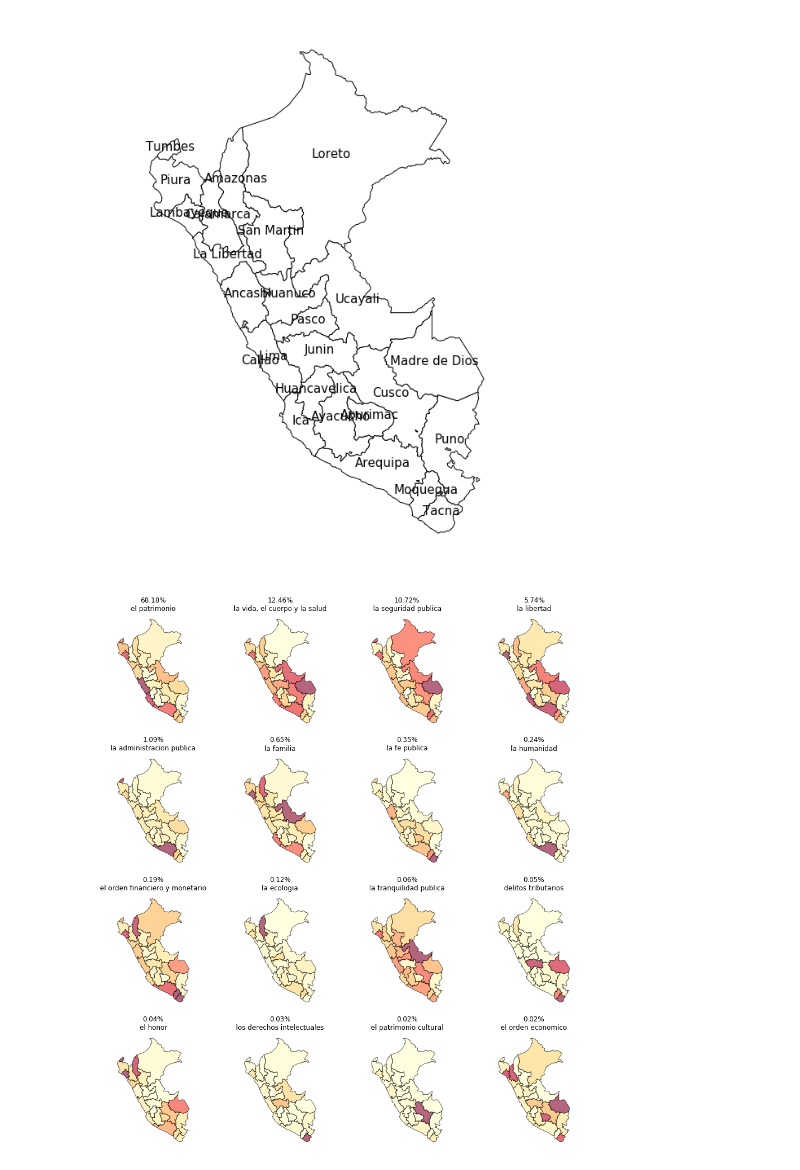
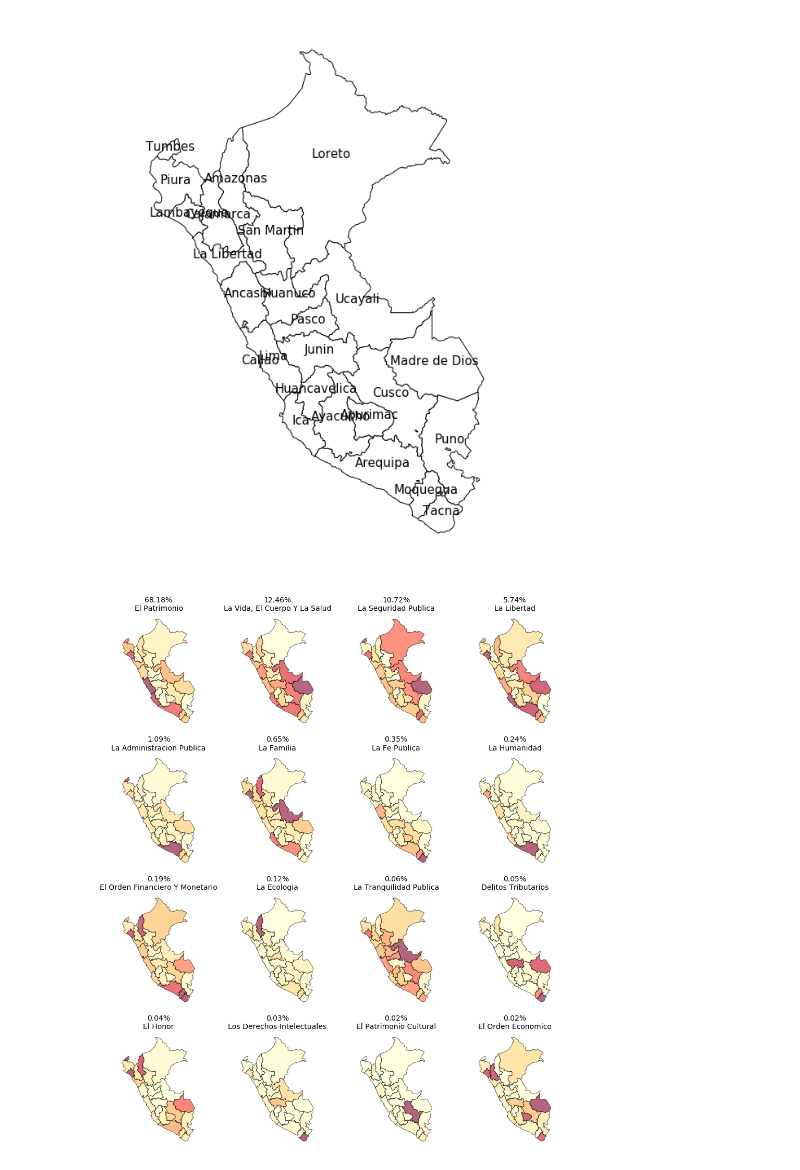
Before and after one commit to renato145/peru-stats, a Jupyter notebook: nbs/explore-delitos.ipynb, the cells around one changed output. Drawn from its saved outputs; the diff is of its cells as text; code cells hidden in the pictures.

```diff
--- a/nbs/explore-delitos.ipynb
+++ b/nbs/explore-delitos.ipynb
@@ -173,19 +174,3 @@ plt.tight_layout()
 sns.despine()
 # %% [output]
 [figure]
-# %%
-from sklearn.decomposition import PCA
-from sklearn.manifold import TSNE
-
-pca = PCA(2)
-t = df.loc[2016, 'ratio'].unstack(0).T
-dep_ratio = df_departments.set_index('departamento')['ratio']
-
-plt.figure(figsize=(12,7))
-t_pca = pca.fit_transform(t)
-for n,(x,y) in zip(t.index, t_pca):
-    size = dep_ratio[n]*2000
-    plt.plot(x, y, 'o', markersize=size)
-    plt.text(x, y-15e-5, n, fontsize=13)
-
-sns.despine()
@@ -214,5 +238,8 @@ geos = (gpd.read_file('data/raw/peru_departamental_simple.geojson').
             merge(df_departments, 'left', left_on='NOMBDEP', right_on='departamento').
             set_index('NOMBDEP').
             loc[:, ['geometry', 'value', 'ratio', 'poblacion']])
+centers = geos.geometry.centroid.apply(lambda x: x.xy)
+geos['lat'] = centers.apply(lambda x: x[1][0])
+geos['lon'] = centers.apply(lambda x: x[0][0])
 geos.head(2)
 # %% [output]
@@ -222,0 +250,12 @@ geos.head(2)
+# %%
+fig, ax = plt.subplots(1, 1, figsize=(6,9))
+
+geos.plot(column='ratio', cmap='YlOrRd',
+          legend=False, alpha=.6, edgecolor='black', ax=ax)
+ax.set_title('Denuncias / Población',
+             fontdict={'fontsize': 16})
+
+ax.set_xticks([]);ax.set_yticks([]);ax.set_aspect('equal')
+sns.despine(left=True, bottom=True)
+plt.tight_layout()
+fig.savefig('reports/charts/delitos-ratio-map.png')
@@ -243,22 +284,24 @@ plt.axis('off');
 # %% [output]
 [figure]
 # %%
-fig, axes = plt.subplots(4, 4, figsize=(13,14))
+fig, axes = plt.subplots(4, 4, figsize=(13,15))
 
 for ax,e in zip(axes.flatten(), df_denuncias.sort_values('value', ascending=False).variable):
     v = df_denuncias.query(f'variable == {e!r}').value_perc.iloc[0] * 100
     df_t = (df.loc[pd.IndexSlice[2016,:,e]].
                groupby('departamento').
                agg({'value': 'sum', 'ratio': 'sum', 'poblacion': 'mean'}).
                reset_index())
     df_t = (geos[['geometry']].
-               merge(df_t, 'left', left_index=True, right_on='departamento'))#.set_index('departamento'))
+               merge(df_t, 'left', left_index=True, right_on='departamento'))
     df_t.plot(column='ratio', cmap='YlOrRd',
               legend=False, alpha=.6, edgecolor='black', ax=ax)
-    ax.set_title(f'{v:.2f}%\n{e.replace("delitos-contra-", "").replace("-"," ")}', fontdict={'fontsize': 12})
+    ax.set_title(f'{v:.2f}%\n{e.replace("delitos-contra-", "").replace("-"," ")}'.title(),
+                 fontdict={'fontsize': 14})
     ax.set_xticks([]);ax.set_yticks([]);ax.set_aspect('equal')
     ax.set_axis_off()
 
 plt.tight_layout()
+fig.savefig('reports/charts/delitos-crim-maps.png')
 # %% [output]
-[figure, old version]
+[figure, new version]
```
Also changed, not shown: parts of 13 cells of this notebook, 3 other files.
